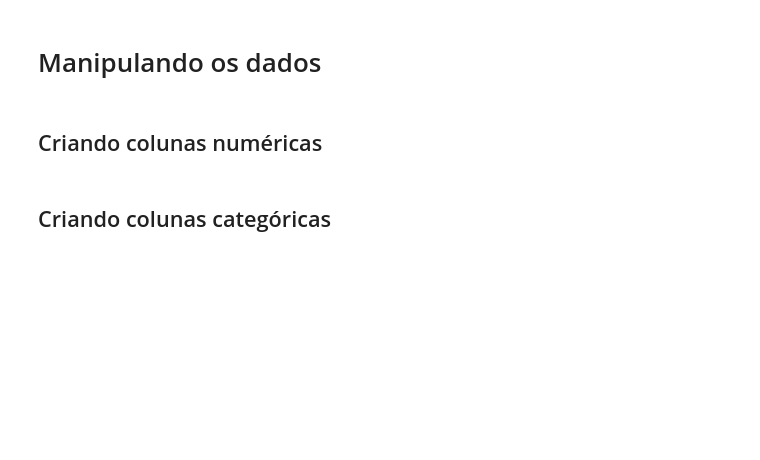
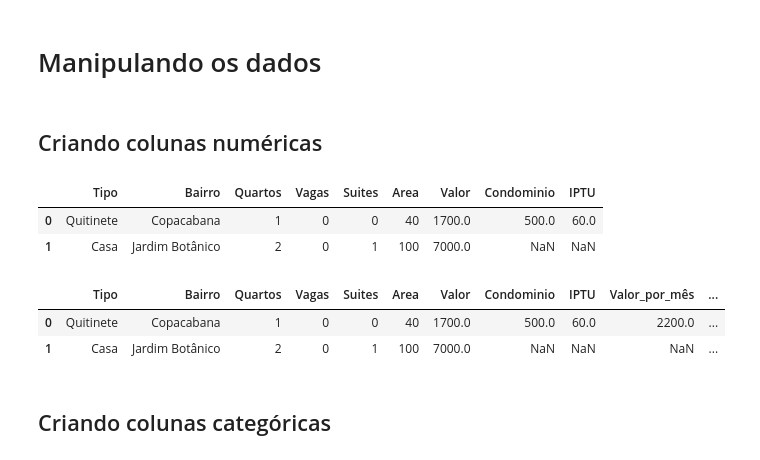
Before and after one commit to KelvynAmaral/jornada_pandas, a Jupyter notebook: notebooks/notebook_inicial.ipynb, the cells around one changed output. Drawn from its saved outputs; the diff is of its cells as text; code cells hidden in the pictures; blank space fills up the shorter version.

```diff
--- a/notebooks/notebook_inicial.ipynb
+++ b/notebooks/notebook_inicial.ipynb
@@ -563,5 +563,20 @@ df2.tail()
 # Manipulando os dados
 # %% [markdown]
 ## Criando colunas numéricas
+# %%
+dados.head(2)
+# %% [output]
+|  | Tipo | Bairro | Quartos | Vagas | Suites | Area | Valor | Condominio | IPTU |
+| 0 | Quitinete | Copacabana | 1 | 0 | 0 | 40 | 1700.0 | 500.0 | 60.0 |
+| 1 | Casa | Jardim Botânico | 2 | 0 | 1 | 100 | 7000.0 | NaN | NaN |
+# %%
+dados['Valor_por_mês'] = dados["Valor"] + dados["Condominio"]
+# %%
+dados["Valor_por_ano"] = dados["Valor_por_mês"] * 12 + dados["IPTU"]
+dados.head(2)
+# %% [output]
+|  | Tipo | Bairro | Quartos | Vagas | Suites | Area | Valor | Condominio | IPTU | Valor_por_mês | ... |
+| 0 | Quitinete | Copacabana | 1 | 0 | 0 | 40 | 1700.0 | 500.0 | 60.0 | 2200.0 | ... |
+| 1 | Casa | Jardim Botânico | 2 | 0 | 1 | 100 | 7000.0 | NaN | NaN | NaN | ... |
 # %% [markdown]
 ## Criando colunas categóricas
```
Also changed, not shown: parts of 1 cell of this notebook, 1 other file.
